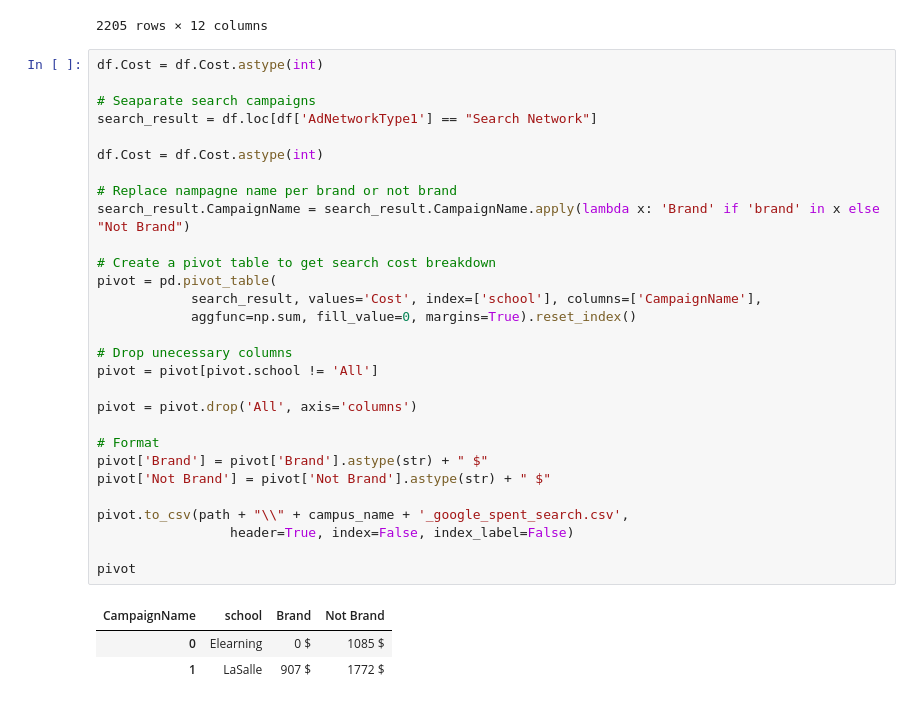
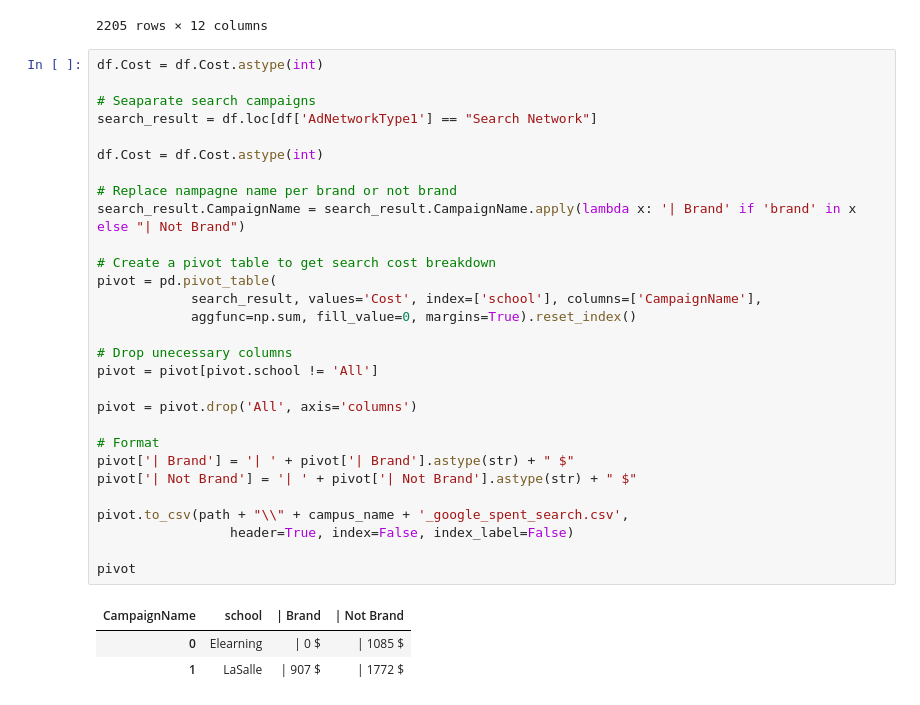
Before and after one commit to BjMrq/Jupyter-Notebooks, a Jupyter notebook: Google ads data cleaning.ipynb, the cells around one changed output. Saved outputs shown, nothing was run; the diff lists cells and outputs as text.

```diff
--- a/Google ads data cleaning.ipynb
+++ b/Google ads data cleaning.ipynb
@@ -150,36 +150,36 @@ df
 # %%
 df.Cost = df.Cost.astype(int)
 
 # Seaparate search campaigns
 search_result = df.loc[df['AdNetworkType1'] == "Search Network"]
 
 df.Cost = df.Cost.astype(int)
 
 # Replace nampagne name per brand or not brand
-search_result.CampaignName = search_result.CampaignName.apply(lambda x: 'Brand' if 'brand' in x else "Not Brand")
+search_result.CampaignName = search_result.CampaignName.apply(lambda x: '| Brand' if 'brand' in x else "| Not Brand")
 
 # Create a pivot table to get search cost breakdown
 pivot = pd.pivot_table(
             search_result, values='Cost', index=['school'], columns=['CampaignName'],
             aggfunc=np.sum, fill_value=0, margins=True).reset_index()
 
 # Drop unecessary columns
 pivot = pivot[pivot.school != 'All']
 
 pivot = pivot.drop('All', axis='columns')
 
 # Format
-pivot['Brand'] = pivot['Brand'].astype(str) + " $"
-pivot['Not Brand'] = pivot['Not Brand'].astype(str) + " $"
+pivot['| Brand'] = '| ' + pivot['| Brand'].astype(str) + " $"
+pivot['| Not Brand'] = '| ' + pivot['| Not Brand'].astype(str) + " $"
 
 pivot.to_csv(path + "\\" + campus_name + '_google_spent_search.csv',
                  header=True, index=False, index_label=False)
 
 pivot
 # %% [output]
-| CampaignName | school | Brand | Not Brand |
-| 0 | Elearning | 0 $ | 1085 $ |
-| 1 | LaSalle | 907 $ | 1772 $ |
+| CampaignName | school | | Brand | | Not Brand |
+| 0 | Elearning | | 0 $ | | 1085 $ |
+| 1 | LaSalle | | 907 $ | | 1772 $ |
 # %%
 # # Seaparate search campaigns
 # search_result = df.loc[df['AdNetworkType1'] == "Search Network"]
```
Also changed, not shown: parts of 3 cells of this notebook, 2 other files.
